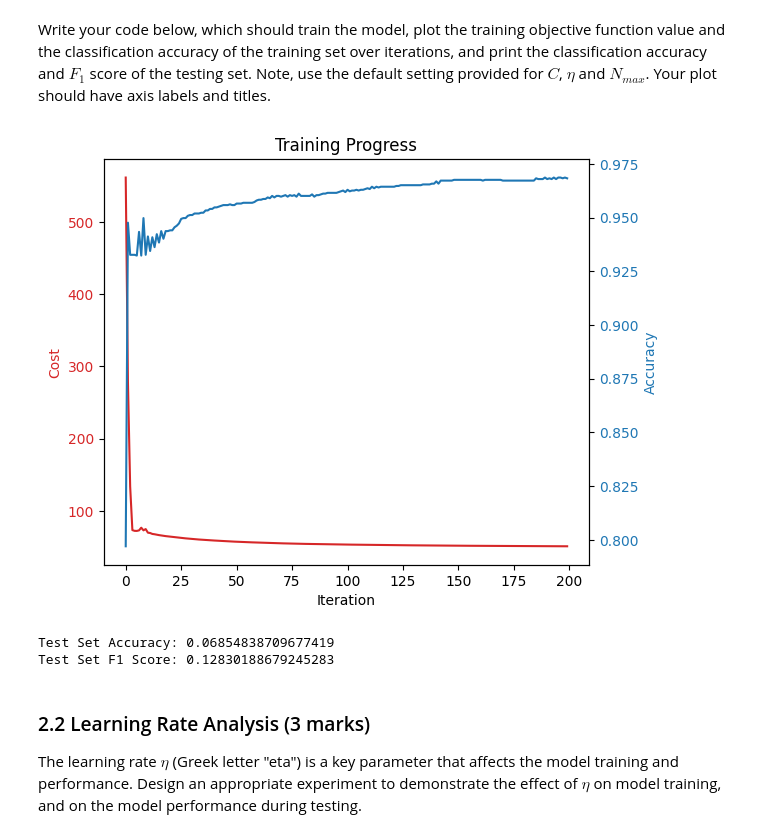
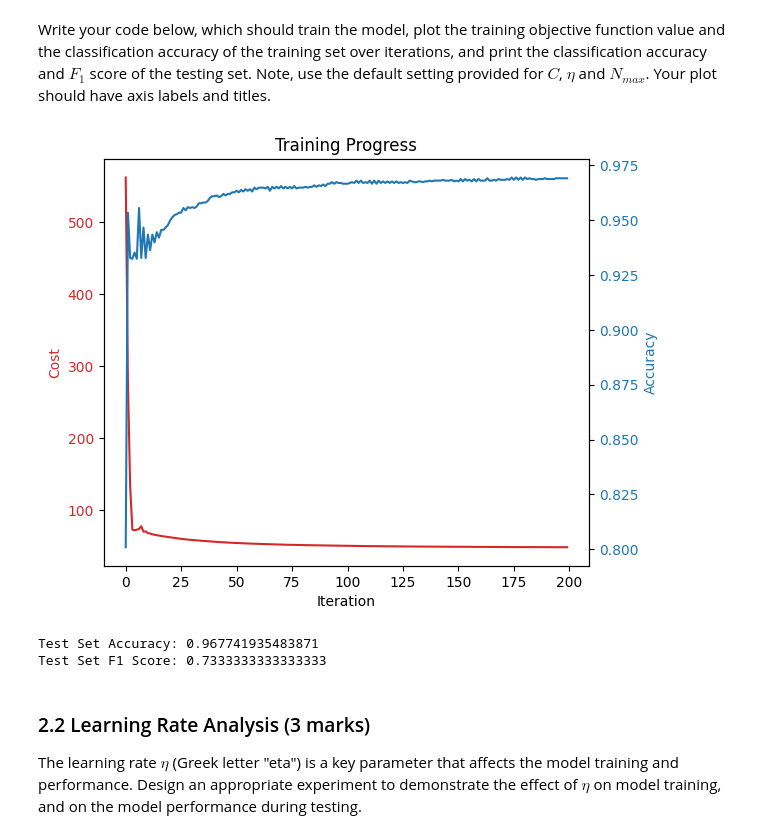
Before and after one commit to orbitaldr0p/COMP24112-Labs, a Jupyter notebook: COMP24112_CW.ipynb, the cells around one changed output. Drawn from its saved outputs; the diff is of its cells as text; code cells hidden in the pictures.

```diff
--- a/COMP24112_CW.ipynb
+++ b/COMP24112_CW.ipynb
@@ -38,7 +38,7 @@ from sklearn.experimental import enable_iterative_imputer
 from sklearn.impute import IterativeImputer
 from sklearn.model_selection import train_test_split
 
-imp = IterativeImputer(max_iter=10, random_state=0, missing_values=-999)
+imp = SimpleImputer(missing_values=-999, strategy='mean')
 sensor_data_impute = pd.DataFrame(imp.fit_transform(sensor_data_full), columns=sensor_data_full.columns)
 
 # Features (X) - excluding the target variable
@@ -172,37 +172,37 @@ ax1.set_xlabel('Iteration')
 ax1.set_ylabel('Cost', color=color)
 ax1.plot(np.arange(len(cost_all)), cost_all, color=color)
 ax1.tick_params(axis='y', labelcolor=color)
 
 ax2 = ax1.twinx()
 color = 'tab:blue'
 ax2.set_ylabel('Accuracy', color=color)
 accuracy_per_iteration = [accuracy_score(train_y_cls, linear_predict(train_X_cls, w)) for w in w_all]
 ax2.plot(np.arange(len(accuracy_per_iteration)), accuracy_per_iteration, color=color)
 ax2.tick_params(axis='y', labelcolor=color)
 
 fig.tight_layout()
 plt.title('Training Progress')
 plt.show()
 
 # Apply imputation to the test set
 imputer = SimpleImputer(missing_values=-999, strategy='mean')
 scaler = sklearn.preprocessing.StandardScaler()
 test_X_cls = imputer.fit_transform(test_X_cls)
 test_X_cls = scaler.fit_transform(test_X_cls)
 
 # Predict on test set
-test_y_pred = linear_predict(test_X_cls_imputed, w_all[-1])  # Use the final weights from training
+test_y_pred = linear_predict(test_X_cls, w_all[-1])  # Use the final weights from training
 
 # Report accuracy and f1 score
 accuracy = accuracy_score(test_y_cls, test_y_pred)
 f1 = f1_score(test_y_cls, test_y_pred)
 
 print("Test Set Accuracy:", accuracy)
 print("Test Set F1 Score:", f1)
 # %% [output]
-[figure, old version]
+[figure, new version]
-Test Set Accuracy: 0.06854838709677419
-Test Set F1 Score: 0.12830188679245283
+Test Set Accuracy: 0.967741935483871
+Test Set F1 Score: 0.7333333333333333
 # %% [markdown]
 ### 2.2 Learning Rate Analysis (3 marks)
 
```
Also changed, not shown: parts of 4 cells of this notebook.
